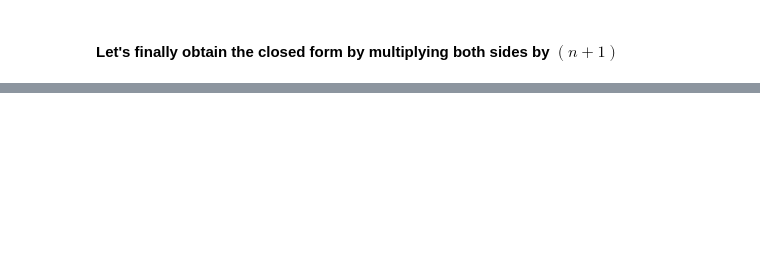
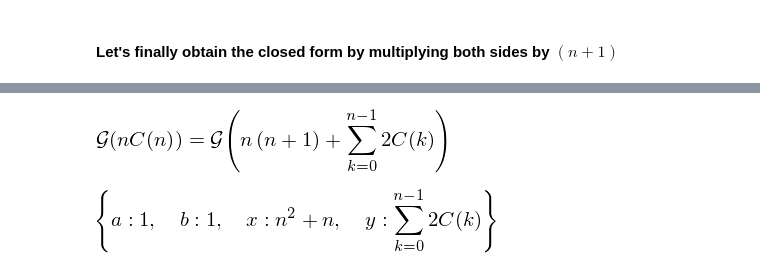
Before and after one commit to oddlord/uni, a Jupyter notebook: Progetto PAA.ipynb, the cells around one changed output, grey strips where cells are left out. Saved outputs shown, nothing was run; the diff lists cells and outputs as text; code cells hidden in the pictures; blank space fills up the shorter version.

```diff
--- a/Progetto PAA.ipynb
+++ b/Progetto PAA.ipynb
@@ -318,0 +335,18 @@ $$C{\left (n \right )} = 2 \left(n + 1\right) \left(\operatorname{harmonic}{\lef
+# %%
+def identity_principle(eq):
+    return Eq(G(eq.lhs), G(eq.rhs))
+g_rec = identity_principle(base_rec2)
+g_rec
+# %% [output]
+[figure, added]
+# %%
+x = Wild('x')
+a = Wild('a')
+y = Wild('y')
+b = Wild('b')
+def linearity(eq, g):
+    match = g.match(G(x*a+y*b))
+    return match
+linearity(g_rec, g_rec.rhs)
+# %% [output]
+[figure, added]
```
Also changed, not shown: parts of 21 cells of this notebook.
